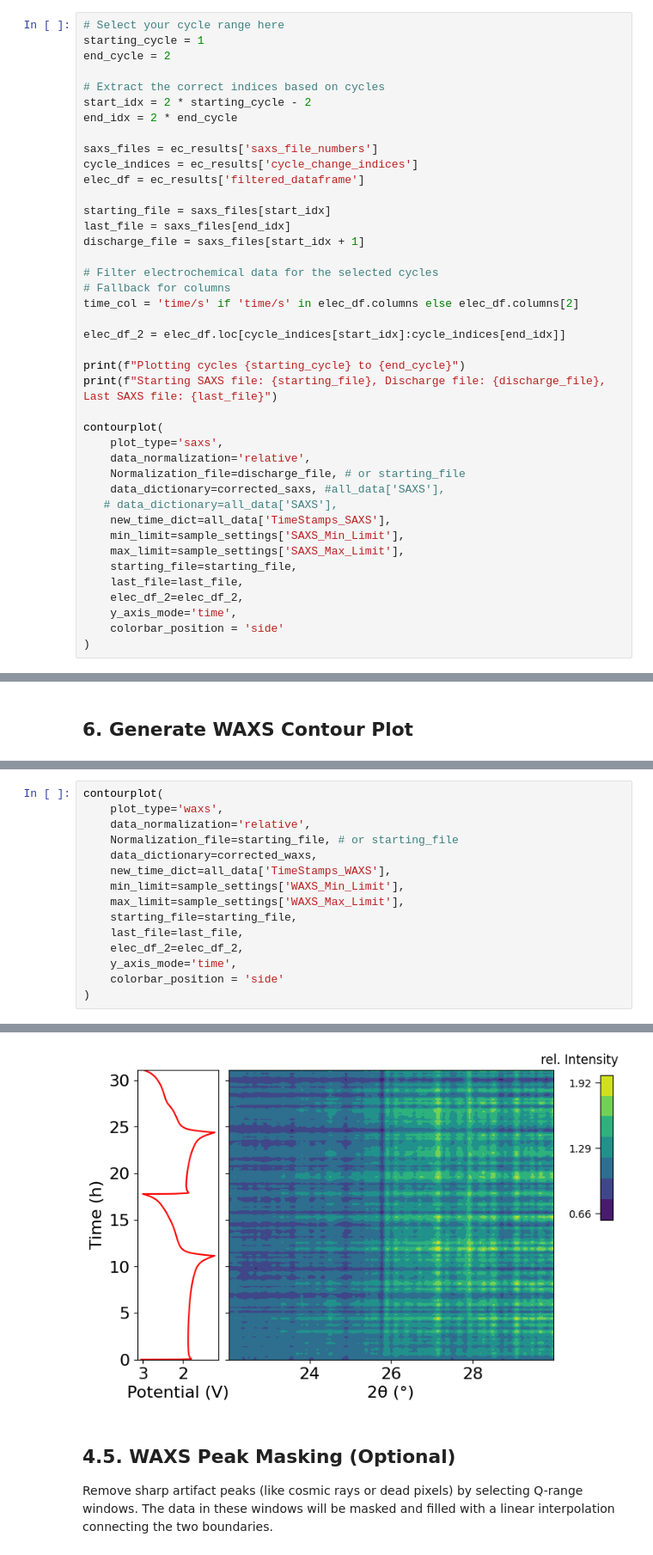
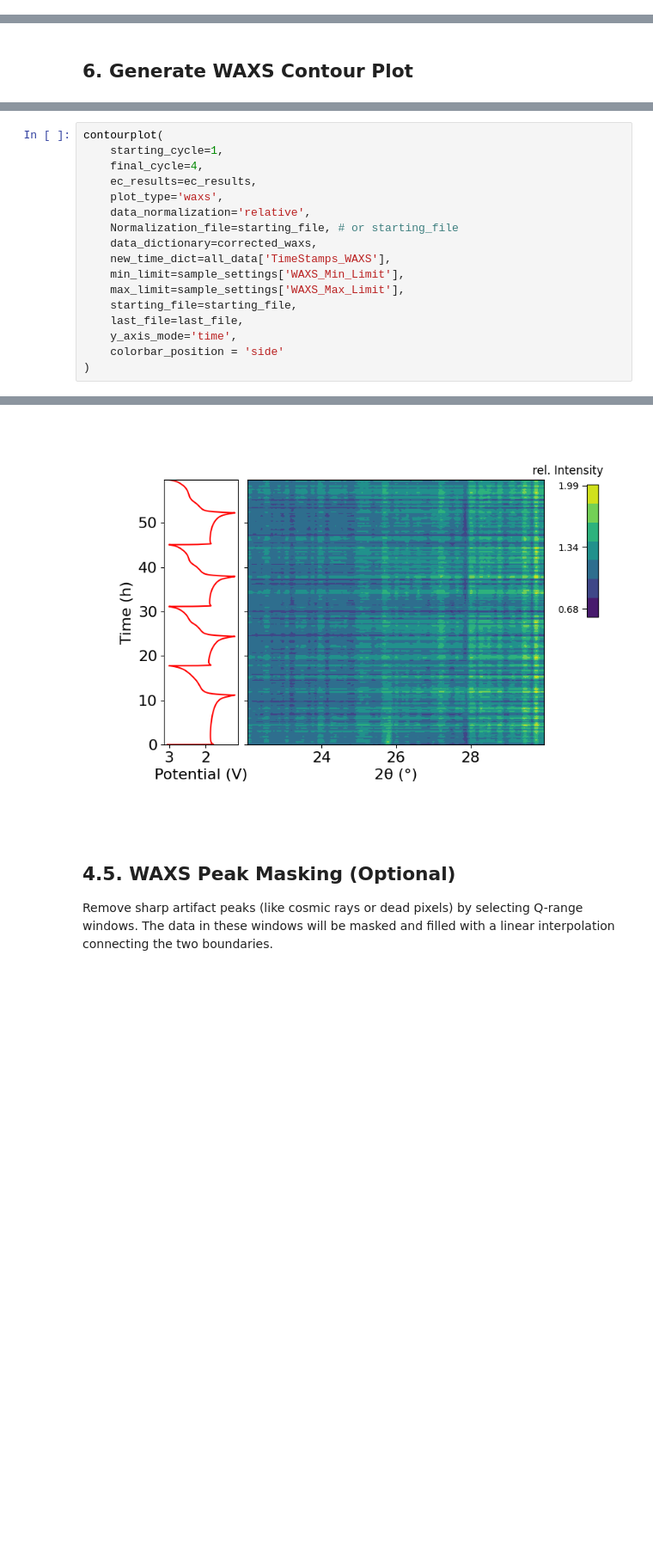
Before and after one commit to PronoyDutta/SAXS_WAXS, a Jupyter notebook: Final_Notebooks/main_analysis.ipynb, the cells around one changed output, grey strips where cells are left out. Shown at 86% size. Saved outputs shown, nothing was run; the diff lists cells and outputs as text; blank space fills up the shorter version.

```diff
--- a/Final_Notebooks/main_analysis.ipynb
+++ b/Final_Notebooks/main_analysis.ipynb
@@ -223,41 +225,0 @@ Subtracting SAXS background...
-# %%
-# Select your cycle range here
-starting_cycle = 1
-end_cycle = 2
-
-# Extract the correct indices based on cycles
-start_idx = 2 * starting_cycle - 2
-end_idx = 2 * end_cycle
-
-saxs_files = ec_results['saxs_file_numbers']
-cycle_indices = ec_results['cycle_change_indices']
-elec_df = ec_results['filtered_dataframe']
-
-starting_file = saxs_files[start_idx]
-last_file = saxs_files[end_idx]
-discharge_file = saxs_files[start_idx + 1]
-
-# Filter electrochemical data for the selected cycles
-# Fallback for columns
-time_col = 'time/s' if 'time/s' in elec_df.columns else elec_df.columns[2]
-
-elec_df_2 = elec_df.loc[cycle_indices[start_idx]:cycle_indices[end_idx]]
-
-print(f"Plotting cycles {starting_cycle} to {end_cycle}")
-print(f"Starting SAXS file: {starting_file}, Discharge file: {discharge_file}, Last SAXS file: {last_file}")
-
-contourplot(
-    plot_type='saxs',
-    data_normalization='relative',
-    Normalization_file=discharge_file, # or starting_file
-    data_dictionary=corrected_saxs, #all_data['SAXS'],
-   # data_dictionary=all_data['SAXS'],
-    new_time_dict=all_data['TimeStamps_SAXS'],
-    min_limit=sample_settings['SAXS_Min_Limit'],
-    max_limit=sample_settings['SAXS_Max_Limit'],
-    starting_file=starting_file,
-    last_file=last_file,
-    elec_df_2=elec_df_2,
-    y_axis_mode='time',
-    colorbar_position = 'side'
-)
@@ -295,6 +275,9 @@ Subtracting WAXS background...
 Empty cell corrected WAXS data stored as 'corrected_waxs' dataframe
 # %%
 contourplot(
+    starting_cycle=1,
+    final_cycle=4,
+    ec_results=ec_results,
     plot_type='waxs',
     data_normalization='relative',
     Normalization_file=starting_file, # or starting_file
@@ -304,7 +287,6 @@ contourplot(
     max_limit=sample_settings['WAXS_Max_Limit'],
     starting_file=starting_file,
     last_file=last_file,
-    elec_df_2=elec_df_2,
     y_axis_mode='time',
     colorbar_position = 'side'
 )
@@ -312,4 +295,4 @@ contourplot(
-[figure, old version]
+[figure, new version]
 # %% [markdown]
 ## 4.5. WAXS Peak Masking (Optional)
 Remove sharp artifact peaks (like cosmic rays or dead pixels) by selecting Q-range windows. The data in these windows will be masked and filled with a linear interpolation connecting the two boundaries.
```
Also changed, not shown: parts of 18 cells of this notebook, 3 other files.
